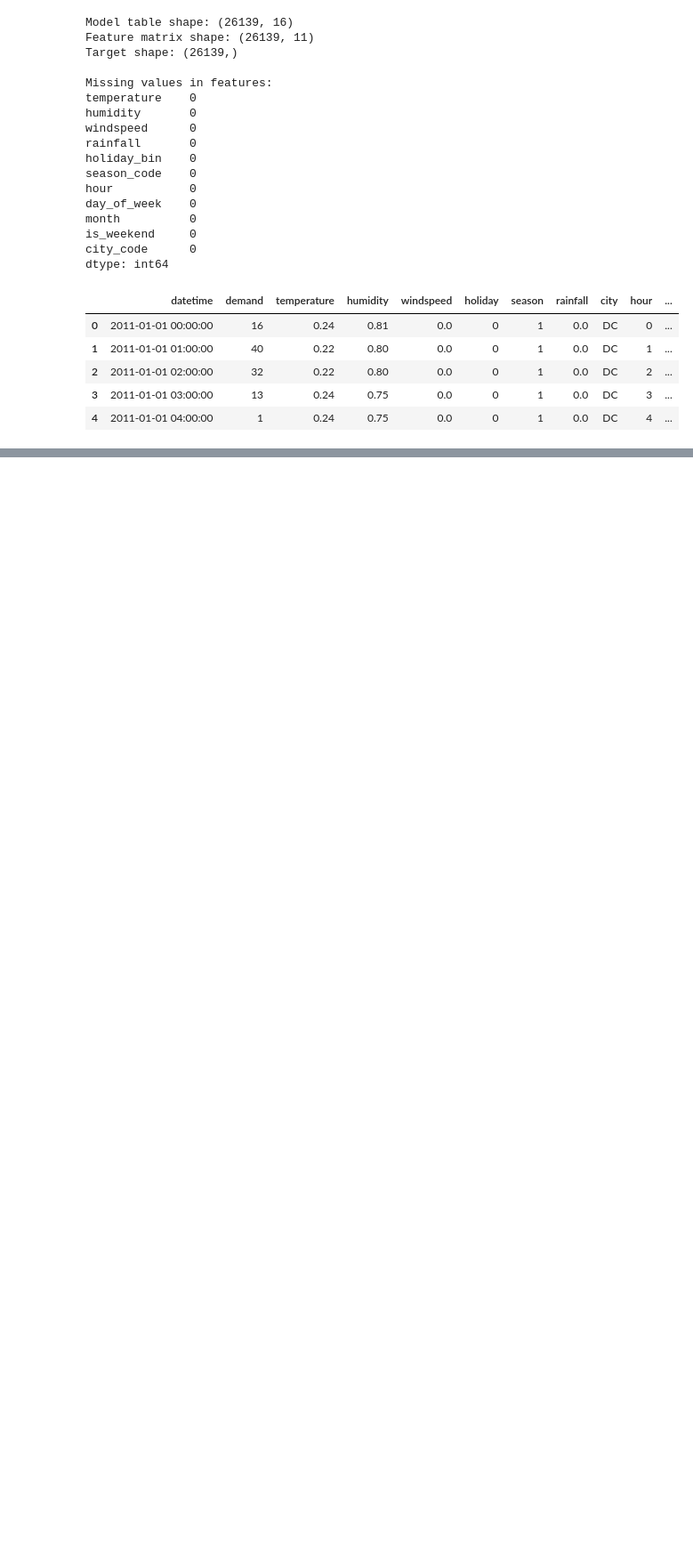
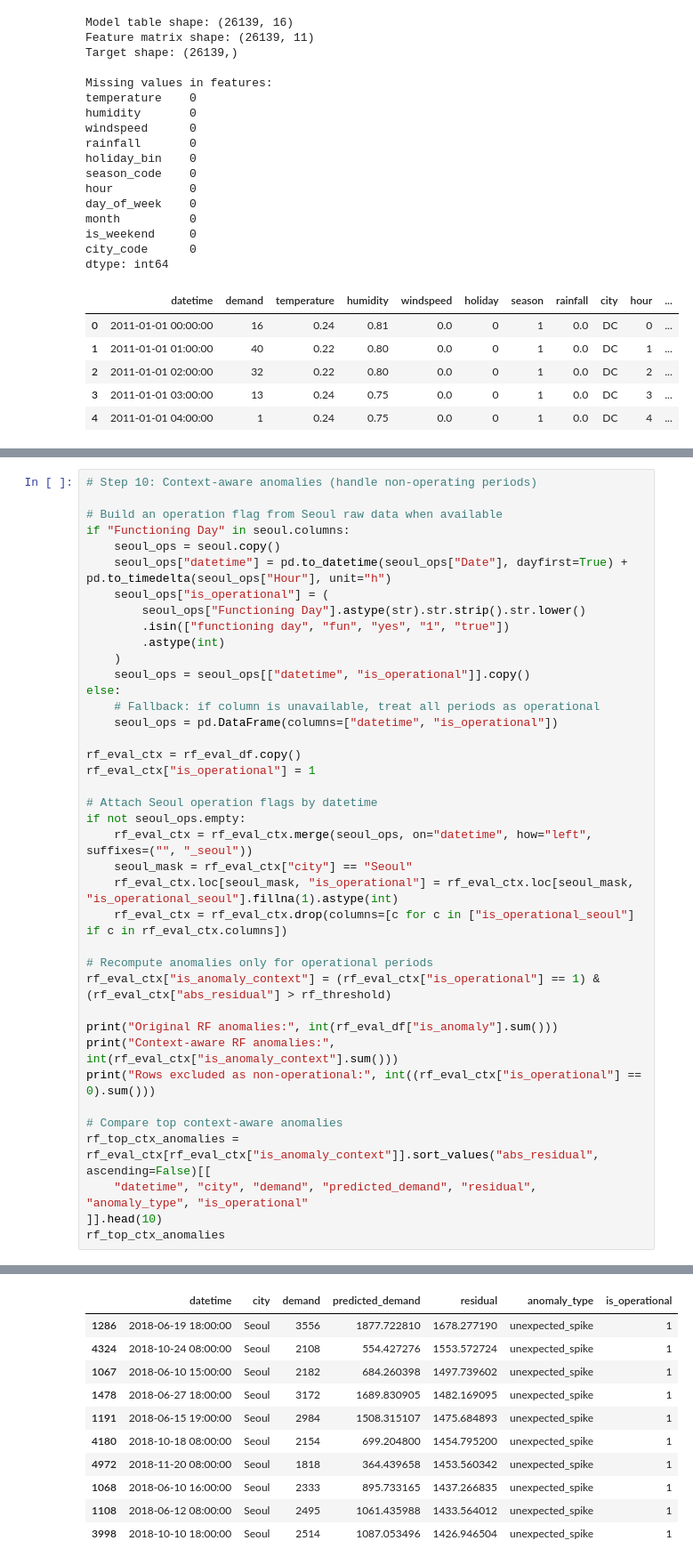
Before and after one commit to clickcafence/Data-Science, a Jupyter notebook: main.ipynb, the cells around one changed output, grey strips where cells are left out. Shown at 89% size. Cells and saved outputs as stored; diff of their text form; blank space fills up the shorter version.

```diff
--- a/main.ipynb
+++ b/main.ipynb
@@ -427,0 +828,40 @@ RMSE: 299.787
+# %%
+# Step 10: Context-aware anomalies (handle non-operating periods)
+
+# Build an operation flag from Seoul raw data when available
+if "Functioning Day" in seoul.columns:
+    seoul_ops = seoul.copy()
+    seoul_ops["datetime"] = pd.to_datetime(seoul_ops["Date"], dayfirst=True) + pd.to_timedelta(seoul_ops["Hour"], unit="h")
+    seoul_ops["is_operational"] = (
+        seoul_ops["Functioning Day"].astype(str).str.strip().str.lower()
+        .isin(["functioning day", "fun", "yes", "1", "true"])
+        .astype(int)
+    )
+    seoul_ops = seoul_ops[["datetime", "is_operational"]].copy()
+else:
+    # Fallback: if column is unavailable, treat all periods as operational
+    seoul_ops = pd.DataFrame(columns=["datetime", "is_operational"])
+
+rf_eval_ctx = rf_eval_df.copy()
+rf_eval_ctx["is_operational"] = 1
+
+# Attach Seoul operation flags by datetime
+if not seoul_ops.empty:
+    rf_eval_ctx = rf_eval_ctx.merge(seoul_ops, on="datetime", how="left", suffixes=("", "_seoul"))
+    seoul_mask = rf_eval_ctx["city"] == "Seoul"
+    rf_eval_ctx.loc[seoul_mask, "is_operational"] = rf_eval_ctx.loc[seoul_mask, "is_operational_seoul"].fillna(1).astype(int)
+    rf_eval_ctx = rf_eval_ctx.drop(columns=[c for c in ["is_operational_seoul"] if c in rf_eval_ctx.columns])
+
+# Recompute anomalies only for operational periods
+rf_eval_ctx["is_anomaly_context"] = (rf_eval_ctx["is_operational"] == 1) & (rf_eval_ctx["abs_residual"] > rf_threshold)
+
+print("Original RF anomalies:", int(rf_eval_df["is_anomaly"].sum()))
+print("Context-aware RF anomalies:", int(rf_eval_ctx["is_anomaly_context"].sum()))
+print("Rows excluded as non-operational:", int((rf_eval_ctx["is_operational"] == 0).sum()))
+
+# Compare top context-aware anomalies
+rf_top_ctx_anomalies = rf_eval_ctx[rf_eval_ctx["is_anomaly_context"]].sort_values("abs_residual", ascending=False)[[
+    "datetime", "city", "demand", "predicted_demand", "residual", "anomaly_type", "is_operational"
+]].head(10)
+rf_top_ctx_anomalies
+# %% [output]
@@ -427,0 +871,11 @@ RMSE: 299.787
+|  | datetime | city | demand | predicted_demand | residual | anomaly_type | is_operational |
+| 1286 | 2018-06-19 18:00:00 | Seoul | 3556 | 1877.722810 | 1678.277190 | unexpected_spike | 1 |
+| 4324 | 2018-10-24 08:00:00 | Seoul | 2108 | 554.427276 | 1553.572724 | unexpected_spike | 1 |
+| 1067 | 2018-06-10 15:00:00 | Seoul | 2182 | 684.260398 | 1497.739602 | unexpected_spike | 1 |
+| 1478 | 2018-06-27 18:00:00 | Seoul | 3172 | 1689.830905 | 1482.169095 | unexpected_spike | 1 |
+| 1191 | 2018-06-15 19:00:00 | Seoul | 2984 | 1508.315107 | 1475.684893 | unexpected_spike | 1 |
+| 4180 | 2018-10-18 08:00:00 | Seoul | 2154 | 699.204800 | 1454.795200 | unexpected_spike | 1 |
+| 4972 | 2018-11-20 08:00:00 | Seoul | 1818 | 364.439658 | 1453.560342 | unexpected_spike | 1 |
+| 1068 | 2018-06-10 16:00:00 | Seoul | 2333 | 895.733165 | 1437.266835 | unexpected_spike | 1 |
+| 1108 | 2018-06-12 08:00:00 | Seoul | 2495 | 1061.435988 | 1433.564012 | unexpected_spike | 1 |
+| 3998 | 2018-10-10 18:00:00 | Seoul | 2514 | 1087.053496 | 1426.946504 | unexpected_spike | 1 |
```
Also changed, not shown: parts of 18 cells of this notebook.
